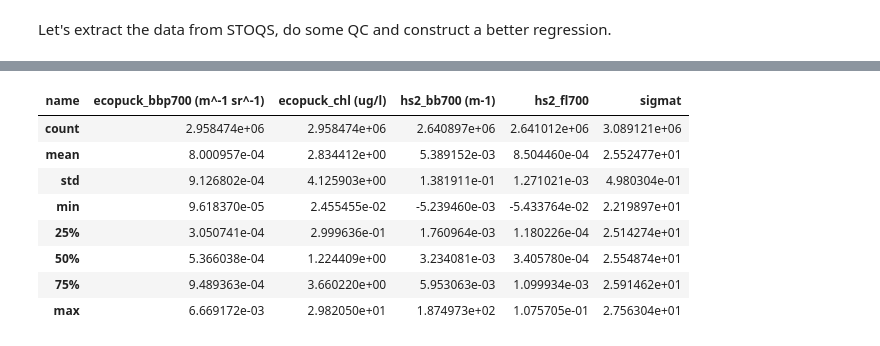
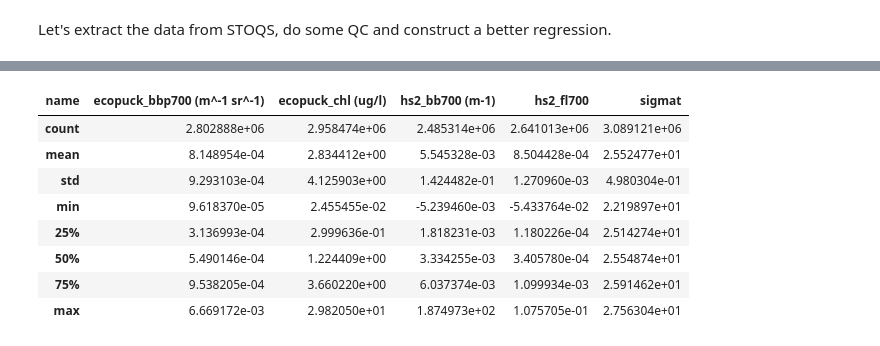
Before and after one commit to mbari-org/auv-python, a Jupyter notebook: notebooks/6.0-mpm-compare_auv_hs2_ecopuck.ipynb, the cells around one changed output, grey strips where cells are left out. Cells and saved outputs as stored; diff of their text form; code cells hidden in the pictures.

```diff
--- a/notebooks/6.0-mpm-compare_auv_hs2_ecopuck.ipynb
+++ b/notebooks/6.0-mpm-compare_auv_hs2_ecopuck.ipynb
@@ -79,9 +66,11 @@ stoqs_url += "&include=activity__name"
 
 
 # Takes several minutes to retrieve the data the first time, thereafter it's read from a local cache
+downloader = pooch.HTTPDownloader(timeout=(60, 300))  # (connect, read) timeouts in seconds
 data_file = pooch.retrieve(
     url=stoqs_url,
-    known_hash="ac2fbe9bcd091f2dd225be21a4450be8571794b4ef7c493079700f5cd1c2f4d0",
+    known_hash="d27d5b4ffbdfd04a56cb0c1eb4ee6c6d379200132b088d97346cb818e0ee0462",
+    downloader=downloader,
 )
 df = pd.read_parquet(data_file)
 df.describe()
@@ -91,11 +80,11 @@ Wall time: 3.02 s
 | name | ecopuck_bbp700 (m^-1 sr^-1) | ecopuck_chl (ug/l) | hs2_bb700 (m-1) | hs2_fl700 | sigmat |
-| count | 2.958474e+06 | 2.958474e+06 | 2.640897e+06 | 2.641012e+06 | 3.089121e+06 |
-| mean | 8.000957e-04 | 2.834412e+00 | 5.389152e-03 | 8.504460e-04 | 2.552477e+01 |
-| std | 9.126802e-04 | 4.125903e+00 | 1.381911e-01 | 1.271021e-03 | 4.980304e-01 |
+| count | 2.802888e+06 | 2.958474e+06 | 2.485314e+06 | 2.641013e+06 | 3.089121e+06 |
+| mean | 8.148954e-04 | 2.834412e+00 | 5.545328e-03 | 8.504428e-04 | 2.552477e+01 |
+| std | 9.293103e-04 | 4.125903e+00 | 1.424482e-01 | 1.270960e-03 | 4.980304e-01 |
 | min | 9.618370e-05 | 2.455455e-02 | -5.239460e-03 | -5.433764e-02 | 2.219897e+01 |
-| 25% | 3.050741e-04 | 2.999636e-01 | 1.760964e-03 | 1.180226e-04 | 2.514274e+01 |
-| 50% | 5.366038e-04 | 1.224409e+00 | 3.234081e-03 | 3.405780e-04 | 2.554874e+01 |
-| 75% | 9.489363e-04 | 3.660220e+00 | 5.953063e-03 | 1.099934e-03 | 2.591462e+01 |
+| 25% | 3.136993e-04 | 2.999636e-01 | 1.818231e-03 | 1.180226e-04 | 2.514274e+01 |
+| 50% | 5.490146e-04 | 1.224409e+00 | 3.334255e-03 | 3.405780e-04 | 2.554874e+01 |
+| 75% | 9.538205e-04 | 3.660220e+00 | 6.037374e-03 | 1.099934e-03 | 2.591462e+01 |
 | max | 6.669172e-03 | 2.982050e+01 | 1.874973e+02 | 1.075705e-01 | 2.756304e+01 |
 # %%
 # Remove egregious backscatter values and convert multi-indexes to regular columns in a dataframe modified
```
Also changed, not shown: parts of 2 cells of this notebook.
